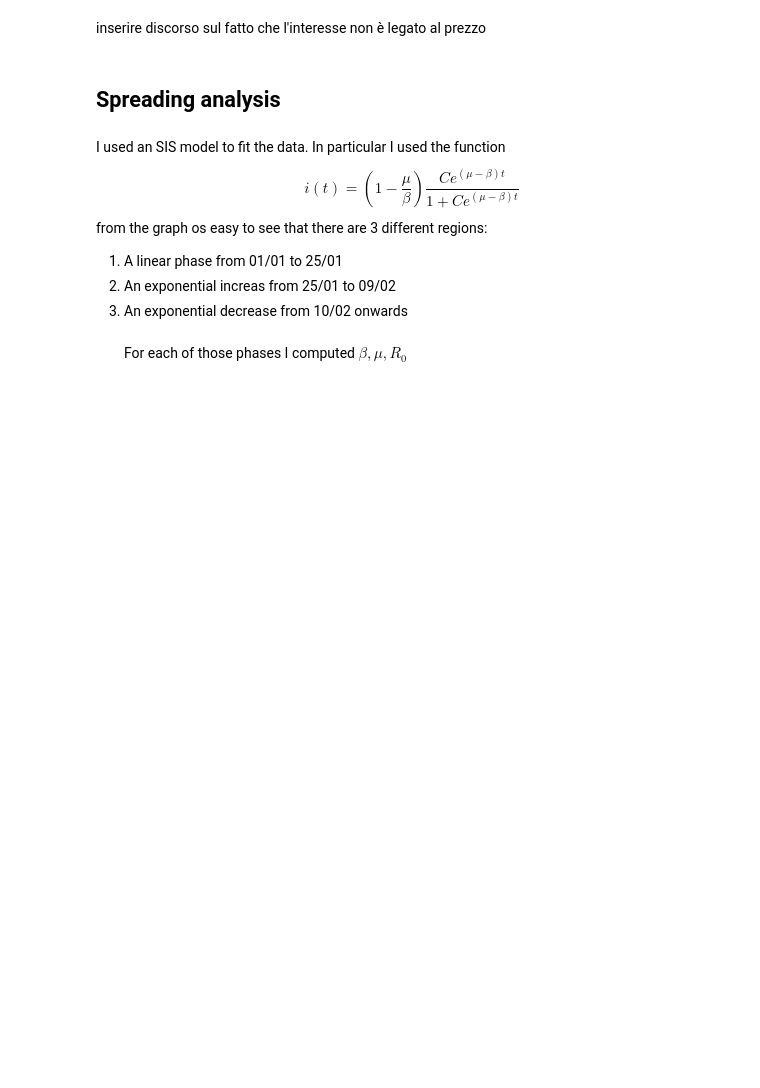
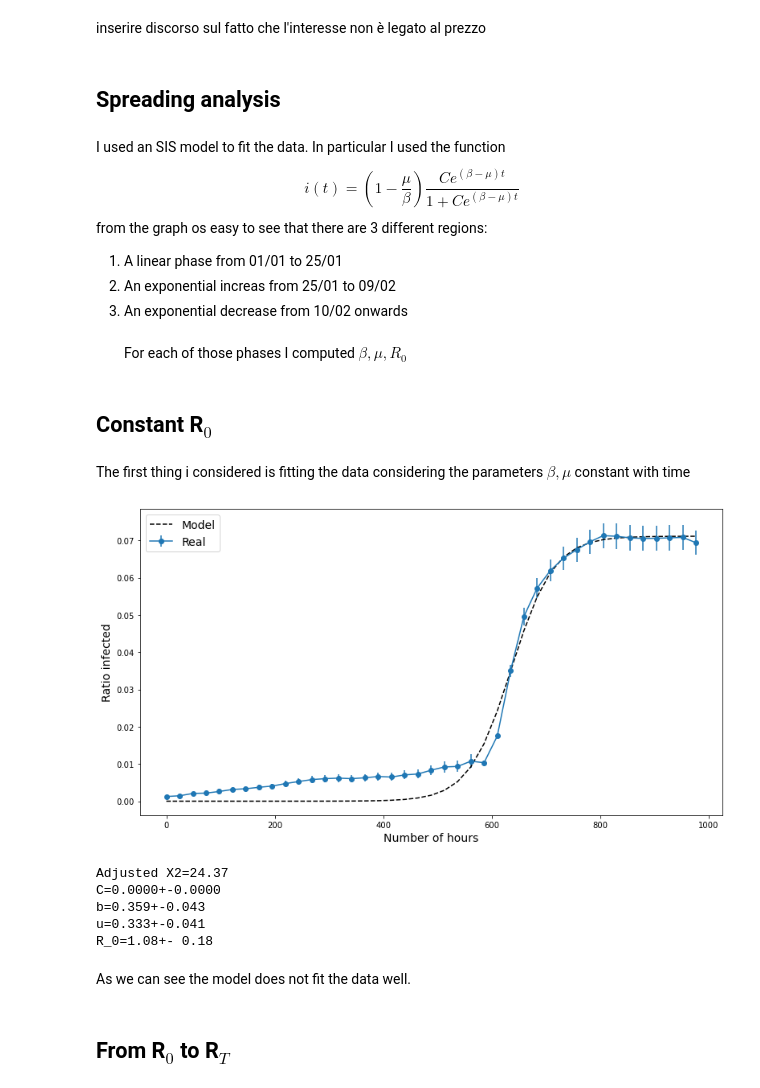
Before and after one commit to pspinaunipi/Project_Social_Network_Analysis, a Jupyter notebook: analize_data/Infection_data_analysis.ipynb, the cells around one changed output. Saved outputs shown, nothing was run; the diff lists cells and outputs as text; code cells hidden in the pictures; blank space fills up the shorter version.

```diff
--- a/analize_data/Infection_data_analysis.ipynb
+++ b/analize_data/Infection_data_analysis.ipynb
@@ -189,11 +190,15 @@ inserire discorso sul fatto che l'interesse non è legato al prezzo
 # %% [markdown]
 ## Spreading analysis
 # %% [markdown]
-I used an SIS model to fit the data. In particular I used the function $$i(t)=(1-\frac{\mu}{\beta})\frac{Ce^{(\mu-\beta)t}}{1+Ce^{(\mu-\beta)t}} $$ from the graph os easy to see that there are 3 different regions: <br>
+I used an SIS model to fit the data. In particular I used the function $$i(t)=(1-\frac{\mu}{\beta})\frac{Ce^{(\beta-\mu)t}}{1+Ce^{(\beta-\mu)t}} $$ from the graph os easy to see that there are 3 different regions: <br>
 1. A linear phase from 01/01 to 25/01
 2. An exponential increas from 25/01 to 09/02
 3. An exponential decrease from 10/02 onwards <br> <br>
 For each of those phases I computed $\beta,\mu,R_0$
+# %% [markdown]
+## Constant R$_{0}$
+# %% [markdown]
+The first thing i considered is fitting the data considering the parameters $\beta,\mu$ constant with time
 # %%
 err_inf = infected*.05
 new_inf = infected + infected*.05
@@ -201,3 +206,43 @@ for i,value in enumerate(new_inf):
     if value < 250:
         err_inf[i]=infected[i]*.2
         new_inf[i]=infected[i] + infected[i]*.2
+# %%
+y = new_inf[0:41]/data.shape[0]
+d_y = err_inf[0:41]/data.shape[0]
+x = xx[0:41]*24
+
+plt.figure(figsize=(13,7))
+#compute best parameter to approximate real distribution
+popt, pcov = curve_fit(func, x, y,p0=(0.3,0.5,0.4))
+c_1 = popt[0]
+b_1 = popt[1]
+u_1 = popt[2]
+err_0 = np.sqrt(pcov[0][0])
+err_1 = np.sqrt(pcov[1][1])
+err_2 = np.sqrt(pcov[2][2])
+err_R = np.sqrt((err_1/popt[2])**2+(popt[1]*err_2/popt[2]**2)**2)
+chi_2 = (((y-func(x, *popt))/d_y)**2).sum()
+nu = len(y)-3
+adj_chi = chi_2/nu
+plt.errorbar(x,y,yerr=d_y,marker="o",label="Real")
+plt.plot(x, func(x, *popt),ls="--",color="black",label="Model")
+plt.xlabel('Number of hours',fontsize=14)
+plt.ylabel('Ratio infected', fontsize=14)
+plt.legend(fontsize=14)
+plt.show()
+print(f"Adjusted X2={adj_chi:.2f}")
+print(f"C={popt[0]:.4f}+-{err_0:.4f}")
+print(f"b={popt[1]:.3f}+-{err_1:.3f}")
+print(f"u={popt[2]:.3f}+-{err_2:.3f}")
+print(f"R_0={(popt[1]/popt[2]):.2f}+- {err_R:.2f}")
+# %% [output]
+[figure, added]
+Adjusted X2=24.37
+C=0.0000+-0.0000
+b=0.359+-0.043
+u=0.333+-0.041
+R_0=1.08+- 0.18
+# %% [markdown]
+As we can see the model does not fit the data well.
+# %% [markdown]
+## From R$_0$ to R$_T$
```
Also changed, not shown: parts of 8 cells of this notebook.
